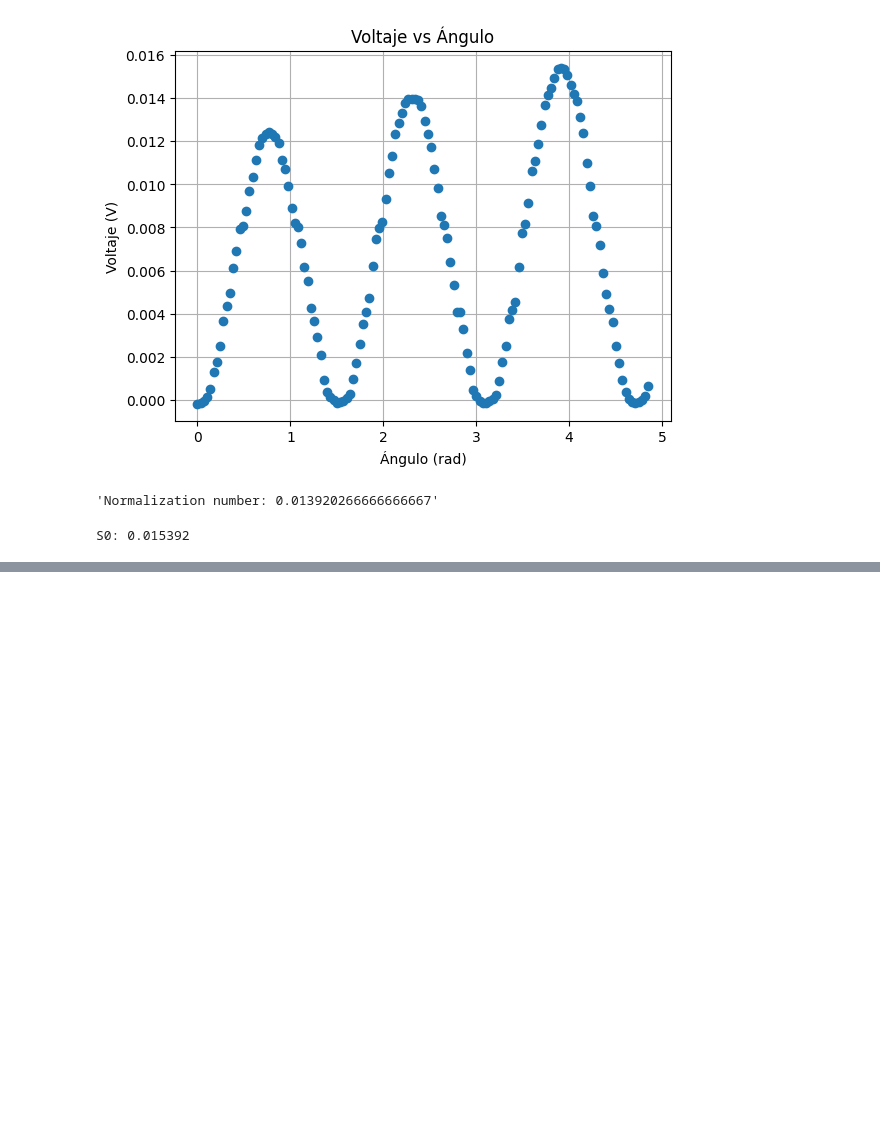
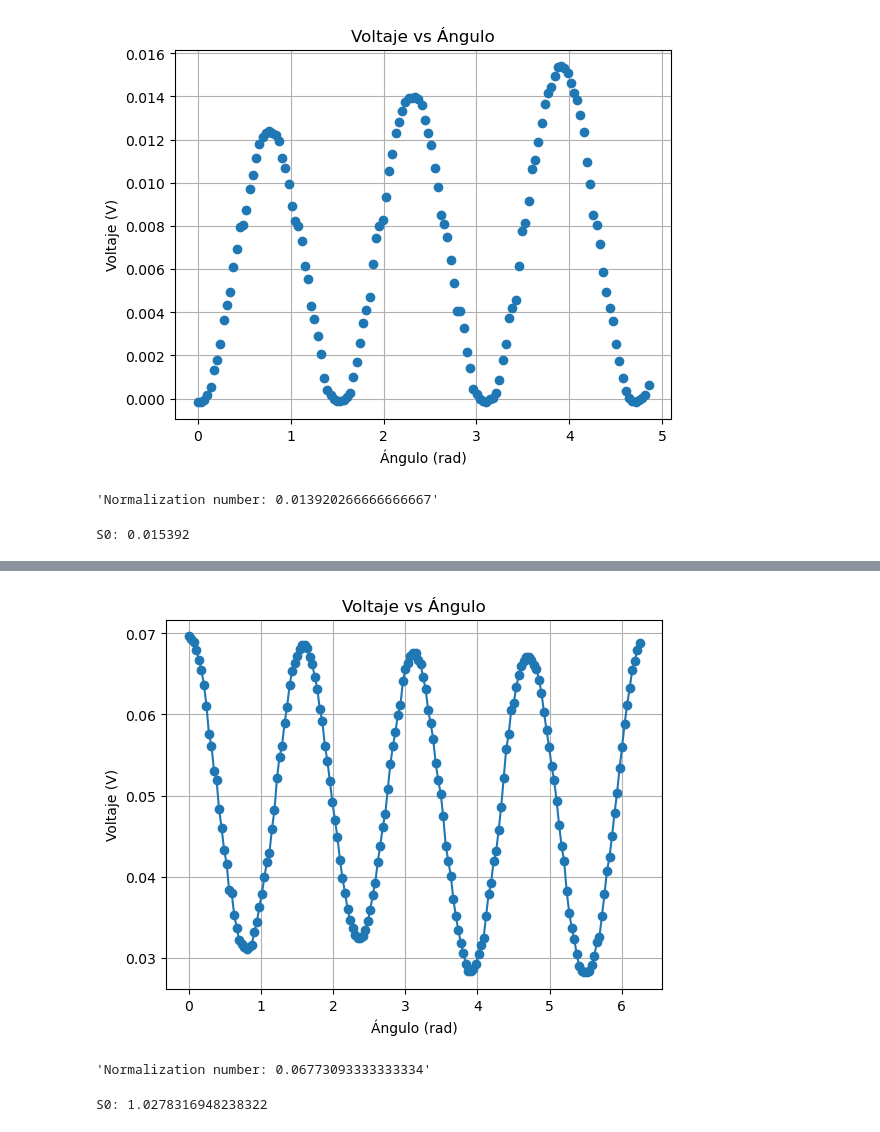
Before and after one commit to BernardoPironio/Polarimetro, a Jupyter notebook: analisis mediciones nuevas ort y paralelo.ipynb, the cells around one changed output, grey strips where cells are left out. Drawn from its saved outputs; the diff is of its cells as text; code cells hidden in the pictures; blank space fills up the shorter version.

Commit message:
analisis mediciones paralelo

```diff
--- a/analisis mediciones nuevas ort y paralelo.ipynb
+++ b/analisis mediciones nuevas ort y paralelo.ipynb
@@ -493,0 +503,5 @@ plot_s2_s3(s4, s2)
+# %%
+medicion = pd.read_csv('Measurements\\medicion_manual_polarimetro_paralelo2.csv')
+I_med_para= medicion['voltaje']-0.00194
+theta_para = medicion['angulo']*np.pi/180
+medicion.head()
@@ -493,0 +515,24 @@ plot_s2_s3(s4, s2)
+# %%
+#we plot the data to see if it looks like a sinusoidal function, as we expect
+plt.plot(theta_para, I_med_para, 'o-')
+plt.xlabel('Ángulo (rad)')
+plt.ylabel('Voltaje (V)')
+plt.title('Voltaje vs Ángulo')
+plt.grid()
+plt.show()
+# %% [output]
+[figure, added]
+# %%
+#--- estimate S0 --- and normalize voltaje
+# # --- Identify peaks in the voltage data to select the mean as the normalization factor ---
+peaks_volt = find_peaks(I_med_para)[0]
+peaks_angle = theta_para[peaks_volt]
+norm_number = I_med_para[peaks_volt].mean()
+display(f'Normalization number: {norm_number}')
+I_med_para = I_med_para / norm_number
+
+S0_para = np.max(I_med_para)
+print(f'S0: {S0_para}')
+# %% [output]
+'Normalization number: 0.06773093333333334'
+S0: 1.0278316948238322
```
Also changed, not shown: parts of 27 cells of this notebook, 1 other file.
